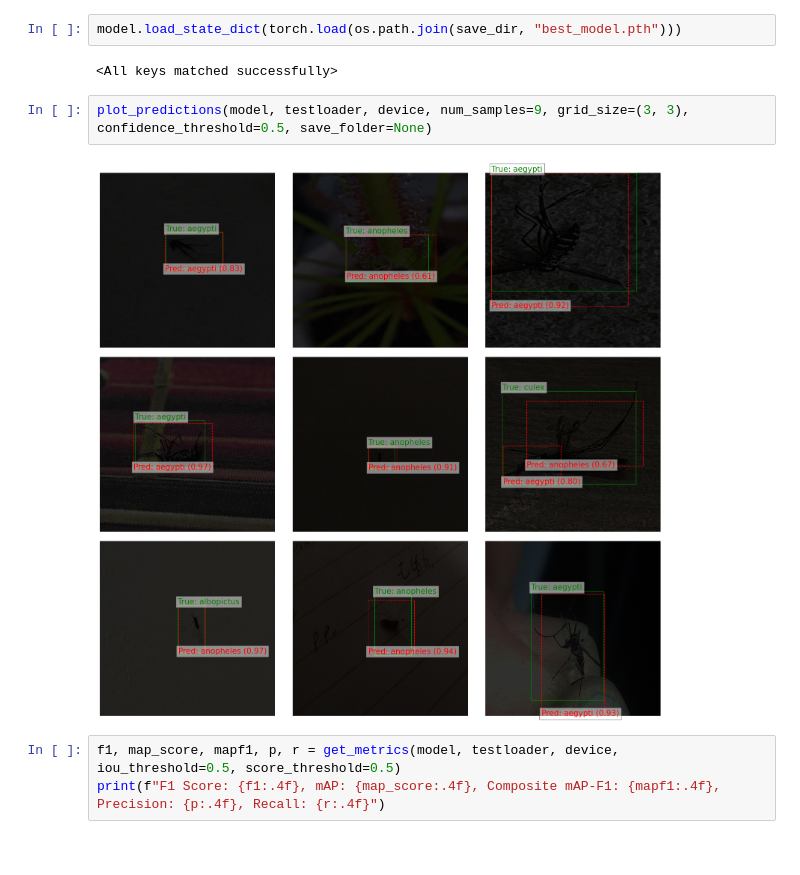
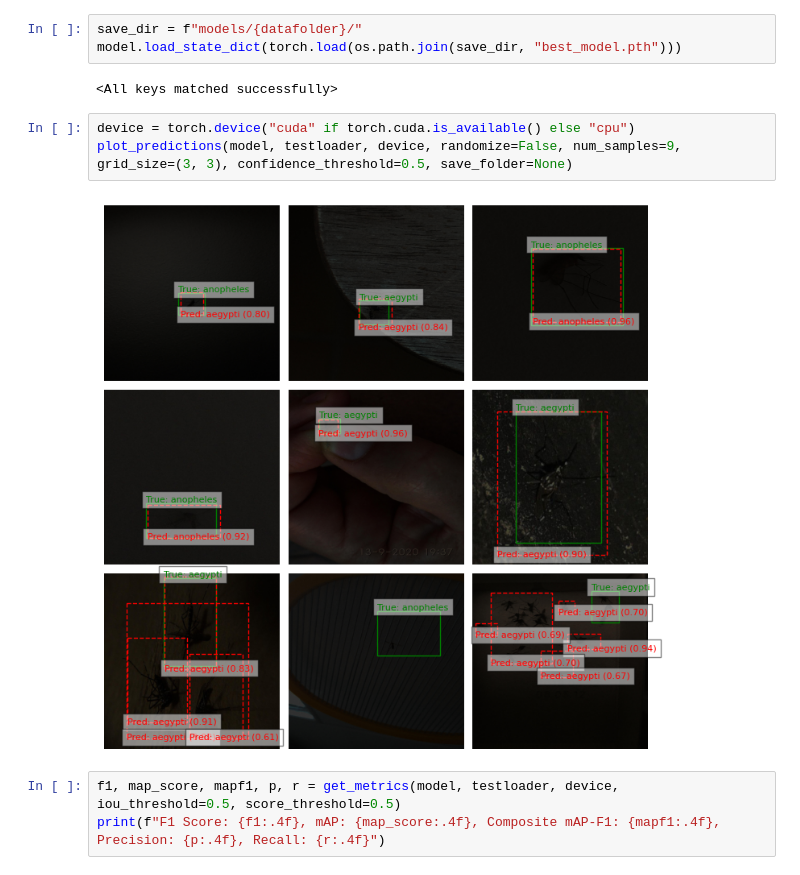
Before and after one commit to aryamaansaha/low-light-mosquito-detection, a Jupyter notebook: FasterRCNN-18/main.ipynb, the cells around one changed output. Drawn from its saved outputs; the diff is of its cells as text.

```diff
--- a/FasterRCNN-18/main.ipynb
+++ b/FasterRCNN-18/main.ipynb
@@ -42,13 +45,15 @@ train_losses, val_losses, lr_history =  train(
     save_name="best_model.pth"
 )
 # %%
+save_dir = f"models/{datafolder}/"
 model.load_state_dict(torch.load(os.path.join(save_dir, "best_model.pth")))
 # %% [output]
 <All keys matched successfully>
 # %%
-plot_predictions(model, testloader, device, num_samples=9, grid_size=(3, 3), confidence_threshold=0.5, save_folder=None)
+device = torch.device("cuda" if torch.cuda.is_available() else "cpu")
+plot_predictions(model, testloader, device, randomize=False, num_samples=9, grid_size=(3, 3), confidence_threshold=0.5, save_folder=None)
 # %% [output]
-[figure, old version]
+[figure, new version]
 # %%
 f1, map_score, mapf1, p, r = get_metrics(model, testloader, device, iou_threshold=0.5, score_threshold=0.5)
 print(f"F1 Score: {f1:.4f}, mAP: {map_score:.4f}, Composite mAP-F1: {mapf1:.4f}, Precision: {p:.4f}, Recall: {r:.4f}")
```
Also changed, not shown: parts of 2 cells of this notebook, 4 other files.
